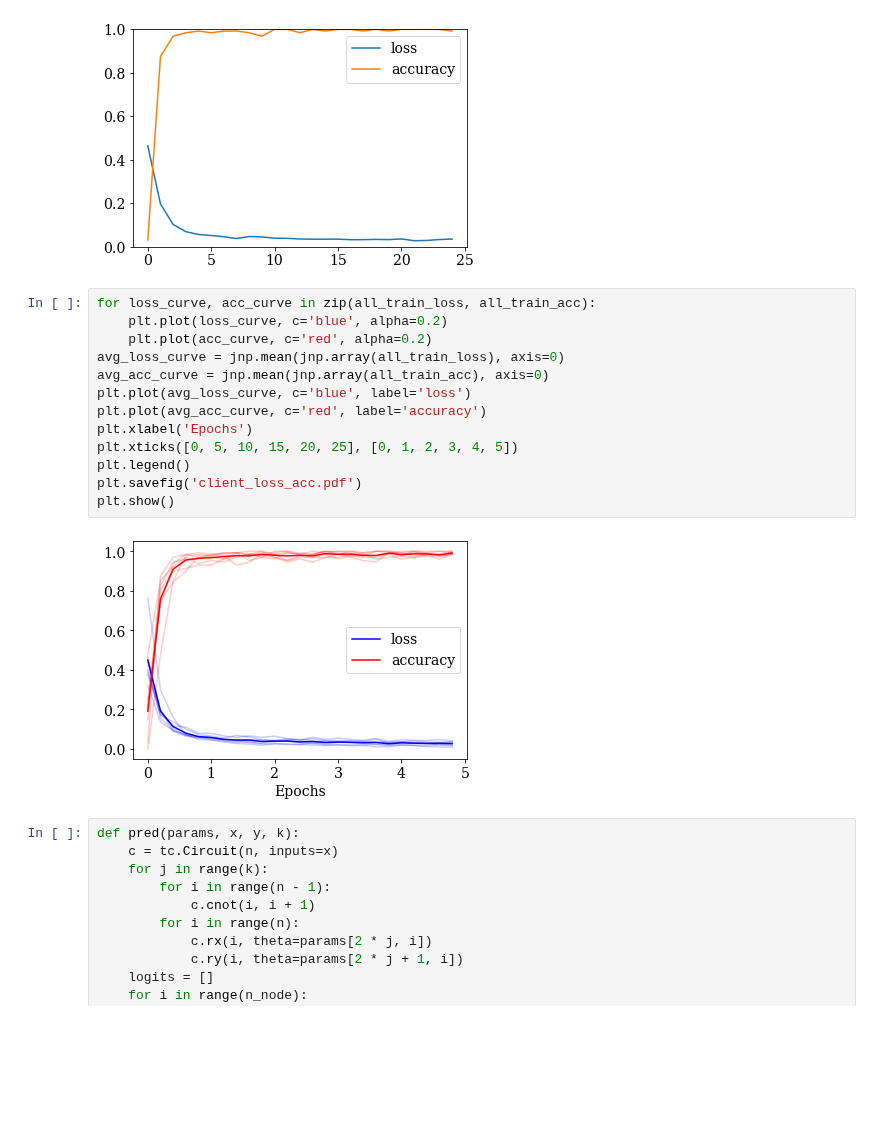
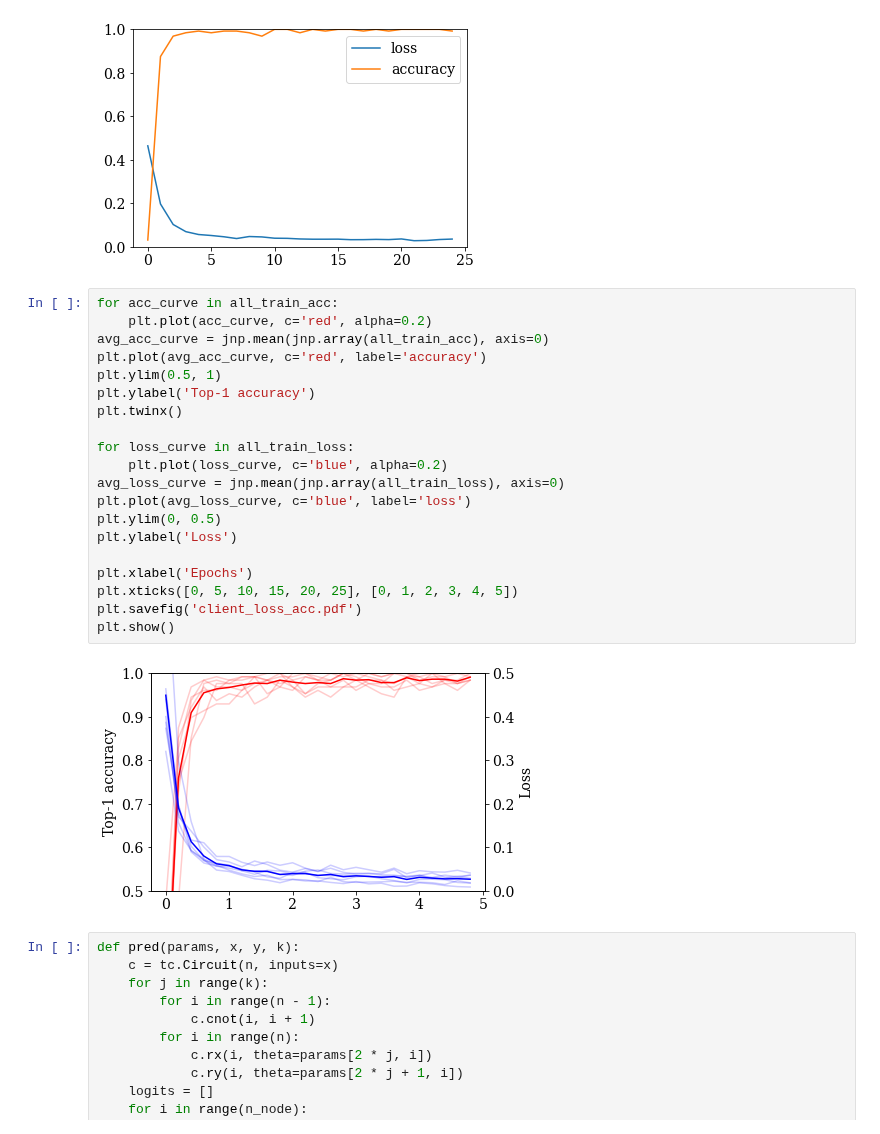
Before and after one commit to haimengzhao/quantum-fed-infer, a Jupyter notebook: qFedInf.ipynb, the cells around one changed output. Drawn from its saved outputs; the diff is of its cells as text; blank space fills up the shorter version.

```diff
--- a/qFedInf.ipynb
+++ b/qFedInf.ipynb
@@ -266,20 +266,27 @@ epoch 4, 60/96: loss=0.0335, acc=1.0000
 epoch 4, 80/96: loss=0.0356, acc=0.9922
 [figure]
 # %%
-for loss_curve, acc_curve in zip(all_train_loss, all_train_acc):
+for acc_curve in all_train_acc:
+    plt.plot(acc_curve, c='red', alpha=0.2)
+avg_acc_curve = jnp.mean(jnp.array(all_train_acc), axis=0)
+plt.plot(avg_acc_curve, c='red', label='accuracy')
+plt.ylim(0.5, 1)
+plt.ylabel('Top-1 accuracy')
+plt.twinx()
+
+for loss_curve in all_train_loss:
     plt.plot(loss_curve, c='blue', alpha=0.2)
-    plt.plot(acc_curve, c='red', alpha=0.2)
 avg_loss_curve = jnp.mean(jnp.array(all_train_loss), axis=0)
-avg_acc_curve = jnp.mean(jnp.array(all_train_acc), axis=0)
 plt.plot(avg_loss_curve, c='blue', label='loss')
-plt.plot(avg_acc_curve, c='red', label='accuracy')
+plt.ylim(0, 0.5)
+plt.ylabel('Loss')
+
 plt.xlabel('Epochs')
 plt.xticks([0, 5, 10, 15, 20, 25], [0, 1, 2, 3, 4, 5])
-plt.legend()
 plt.savefig('client_loss_acc.pdf')
 plt.show()
 # %% [output]
-[figure, old version]
+[figure, new version]
 # %%
 def pred(params, x, y, k):
     c = tc.Circuit(n, inputs=x)
```
Also changed, not shown: 1 other file.
